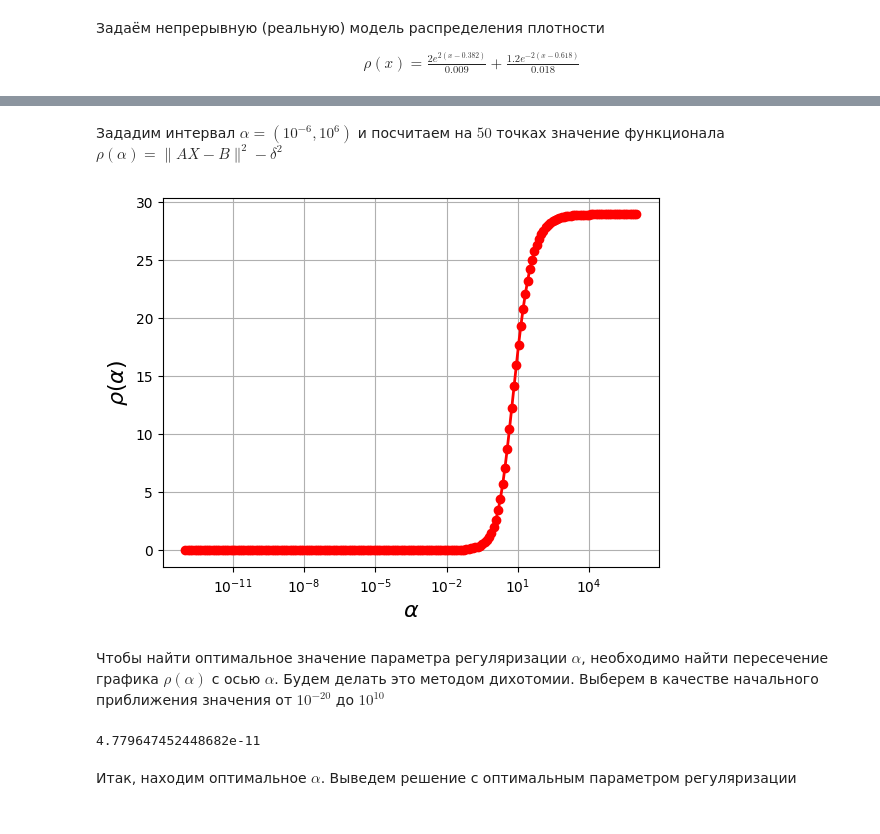
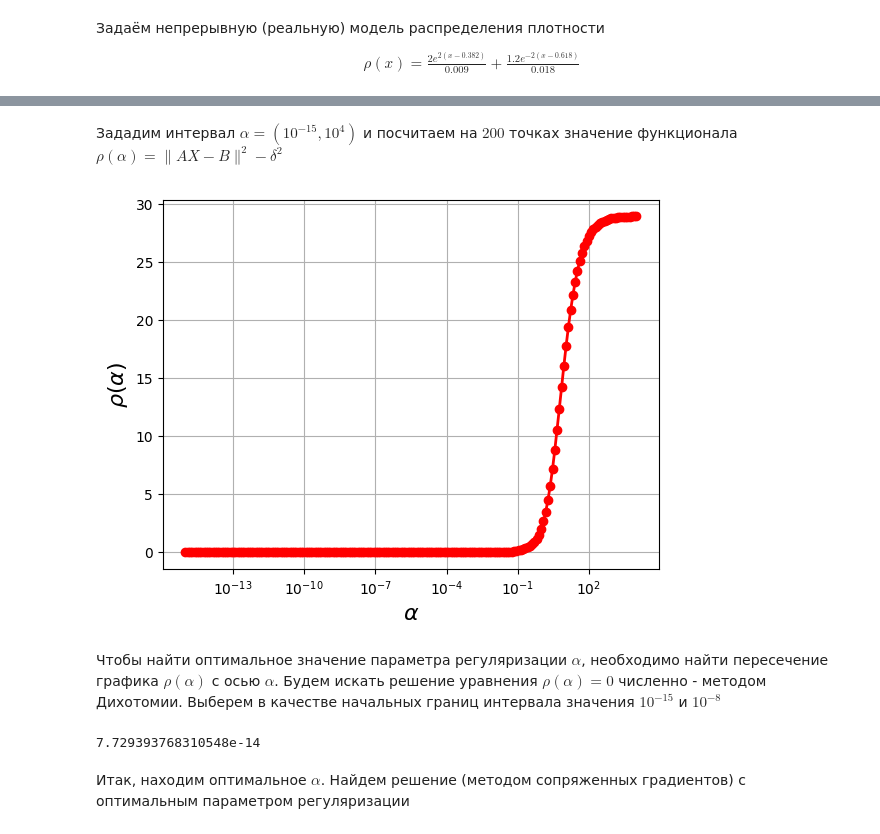
Before and after one commit to deadspir1t0/coursework, a Jupyter notebook: rho(alpha).ipynb, the cells around one changed output, grey strips where cells are left out. Cells and saved outputs as stored; diff of their text form; code cells hidden in the pictures.

```diff
--- a/rho(alpha).ipynb
+++ b/rho(alpha).ipynb
@@ -84,7 +84,7 @@ x_s = linspace(c, d, N_s)
 A = system_matrix(N_model, x_model, h_model, N_s, x_s, l_y, l_z)
 
 # "Измеренное B"
-d = 10**(-6)
+d = 1e-8
 B_model = dot(A,X_model)
 B = B_model.copy()
 for i in range(len(B)):
@@ -108,14 +124,37 @@ x = linspace(a, b, N+1)
 
 A = system_matrix(N, x, h, N_s, x_s, l_y, l_z)
 # %% [markdown]
-Зададим интервал $\alpha = (10^{-6}, 10^{6})$ и посчитаем на $50$ точках значение функционала $\rho(\alpha)= \| {AX-B} \| ^ 2 - \delta^2$
+Зададим интервал $\alpha = (10^{-15}, 10^{4})$ и посчитаем на $200$ точках значение функционала $\rho(\alpha)= \| {AX-B} \| ^ 2 - \delta^2$
 # %%
 def rho(alpha):
-    X_inv = linalg.solve(dot(A.T,A) + alpha*eye(N+1),dot(A.T,B))
+    # X_inv = linalg.solve(dot(A.T,A) + alpha*eye(N+1),dot(A.T,B))
+
+    # Точность
+    eps = 1e-15
+
+    # Переопределим матрицы
+    M = dot(A.T, A) + alpha * eye(N+1)
+    f = dot(A.T, B)
+
+    # Первое приближение решения
+    X_inv = np.zeros(N+1)
+    r = f - dot(M, X_inv)
+    p = r.copy()
+
+    while linalg.norm(r) > eps:
+        Mp = dot(M, p)
+
+        alpha_k = dot(r, r) / dot(Mp, p)
+        X_inv += alpha_k * p
+        r_new = r - alpha_k * Mp
+        beta_k = dot(r_new, r_new) / dot(r, r)
+        r = r_new
+        p = r + beta_k * p
+
     return linalg.norm(dot(A, X_inv) - B)**2  - delta**2
 # %%
 r = list()
-alphas = logspace(-13,6, 200)
+alphas = logspace(-15, 4, 200)
 
 for a in alphas:
     r.append(rho(a))
@@ -123,24 +162,25 @@ for a in alphas:
 r = np.array(r)
 # %%
 plt.figure()
+plt.style.use('default')
 
 plt.plot(alphas, r, '-or', lw=2)
 
 plt.xscale('log')   # логарифмическая ось alpha
 plt.xlabel(r'$\alpha$', fontsize=16)          # alpha как LaTeX
 plt.ylabel(r'$\rho(\alpha)$', fontsize=16)    # rho(alpha) как LaTeX
 
 plt.grid(True)
 
 plt.show()
 # %% [output]
-[figure, old version]
+[figure, new version]
 # %% [markdown]
- Чтобы найти оптимальное значение параметра регуляризации $\alpha$, необходимо найти пересечение графика $\rho(\alpha)$ с осью $\alpha$. Будем делать это методом дихотомии. Выберем в качестве начального приближения значения от $10^{-20}$ до $10^{10}$
+ Чтобы найти оптимальное значение параметра регуляризации $\alpha$, необходимо найти пересечение графика $\rho(\alpha)$ с осью $\alpha$. Будем искать решение уравнения $\rho(\alpha)=0$ численно - методом Дихотомии. Выберем в качестве начальных границ интервала значения $10^{-15}$ и $10^{-8}$
 # %%
-a1 = 10**(-15)
-a2 = 10**(-5)
-err = 10**(-15)
+a1 = 1e-15
+a2 = 1e-8
+err = 1e-15
 
 alpha = (a1 + a2) / 2
 f1 = rho(a1)
@@ -162,6 +202,6 @@ while abs(rho(alpha)) > err:
 
 alpha
 # %% [output]
-4.779647452448682e-11
+7.729393768310548e-14
 # %% [markdown]
-Итак, находим оптимальное $\alpha$. Выведем решение с оптимальным параметром регуляризации
+Итак, находим оптимальное $\alpha$. Найдем решение (методом сопряженных градиентов) с оптимальным параметром регуляризации
```
Also changed, not shown: parts of 5 cells of this notebook.
